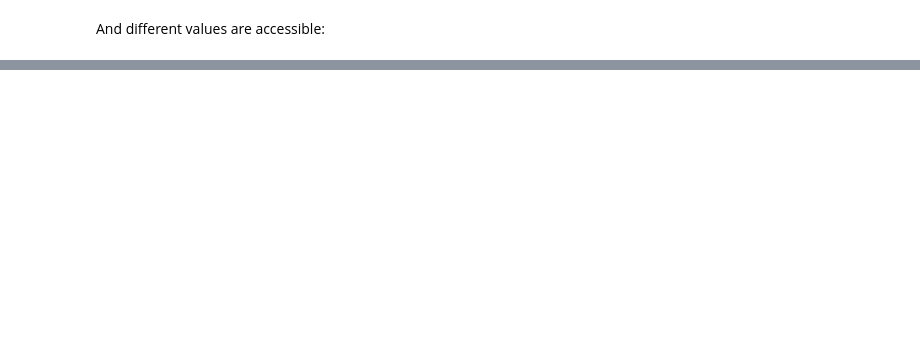
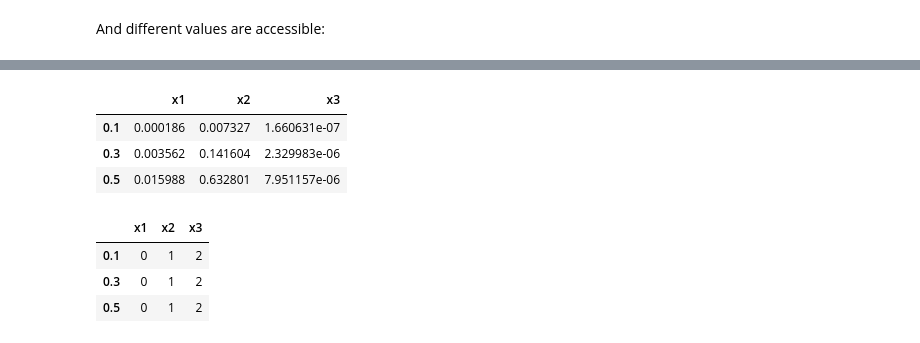
Before and after one commit to vars-tool/vars-tool, a Jupyter notebook: tutorial/tutorial-edited.ipynb, the cells around one changed output, grey strips where cells are left out. Cells and saved outputs as stored; diff of their text form; code cells hidden in the pictures; blank space fills up the shorter version.

```diff
--- a/tutorial/tutorial-edited.ipynb
+++ b/tutorial/tutorial-edited.ipynb
@@ -136,0 +192,14 @@ experiment_1.morris_value[0].unstack(0)
+# %%
+experiment_1.ivars
+# %% [output]
+|  | x1 | x2 | x3 |
+| 0.1 | 0.000186 | 0.007327 | 1.660631e-07 |
+| 0.3 | 0.003562 | 0.141604 | 2.329983e-06 |
+| 0.5 | 0.015988 | 0.632801 | 7.951157e-06 |
+# %%
+experiment_1.ivars_factor_ranking
+# %% [output]
+|  | x1 | x2 | x3 |
+| 0.1 | 0 | 1 | 2 |
+| 0.3 | 0 | 1 | 2 |
+| 0.5 | 0 | 1 | 2 |
```
Also changed, not shown: parts of 22 cells of this notebook, 1 other file.
